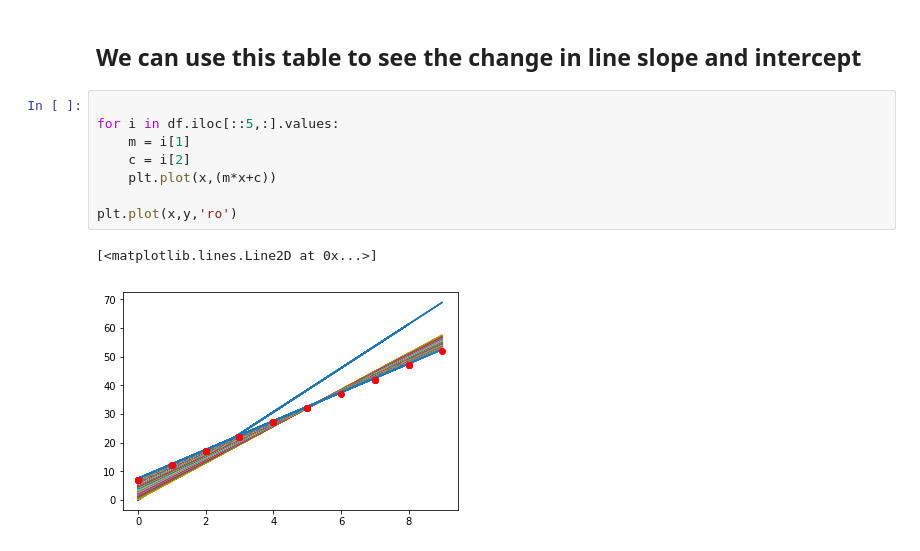
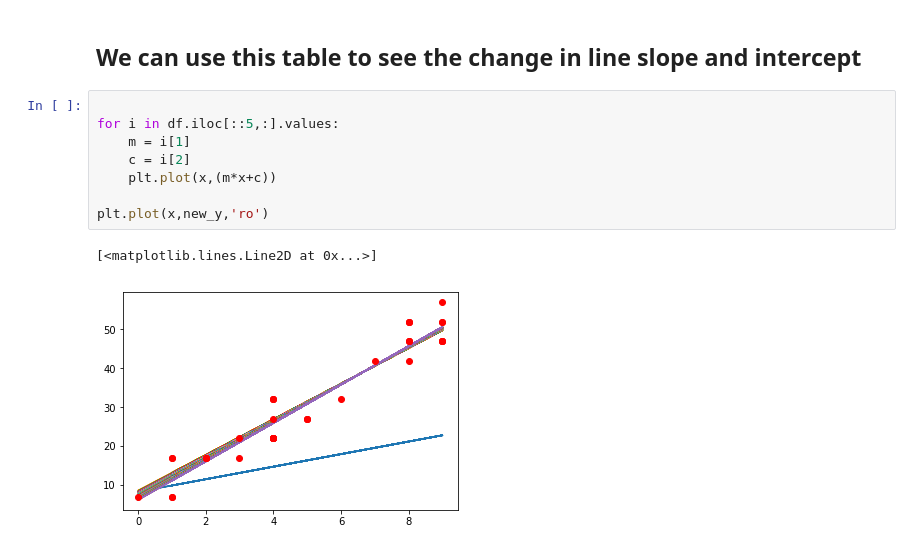
Before and after one commit to ravichandr88/machineLearning, a Jupyter notebook: Linear Regression/RawCodeLinearRegression.ipynb, the cells around one changed output. Drawn from its saved outputs; the diff is of its cells as text.

```diff
--- a/Linear Regression/RawCodeLinearRegression.ipynb
+++ b/Linear Regression/RawCodeLinearRegression.ipynb
@@ -245,11 +246,11 @@ df.head()
 # %%
 
 for i in df.iloc[::5,:].values:
     m = i[1]
     c = i[2]
     plt.plot(x,(m*x+c))
 
-plt.plot(x,y,'ro')
+plt.plot(x,new_y,'ro')
 # %% [output]
 [<matplotlib.lines.Line2D at 0x...>]
-[figure, old version]
+[figure, new version]
```
Also changed, not shown: parts of 14 cells of this notebook, 1 other file.
